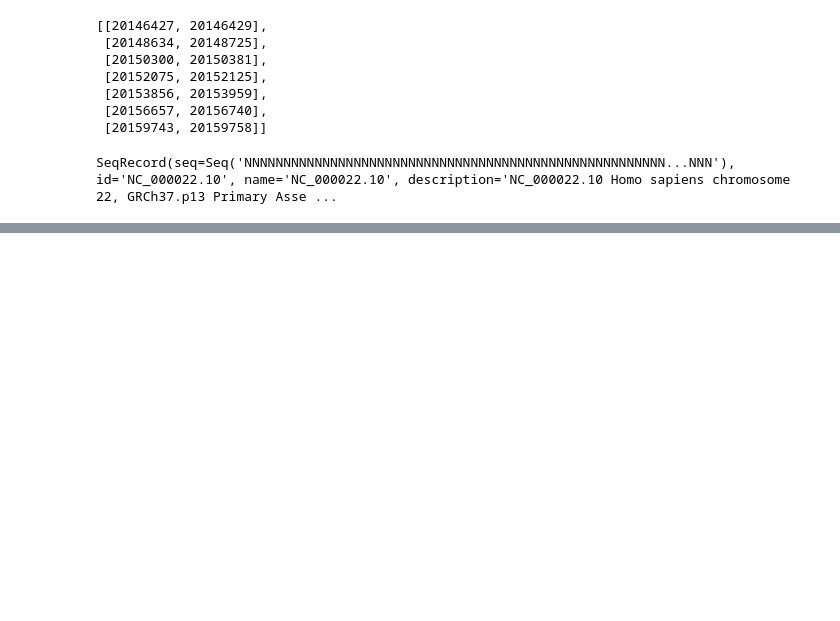
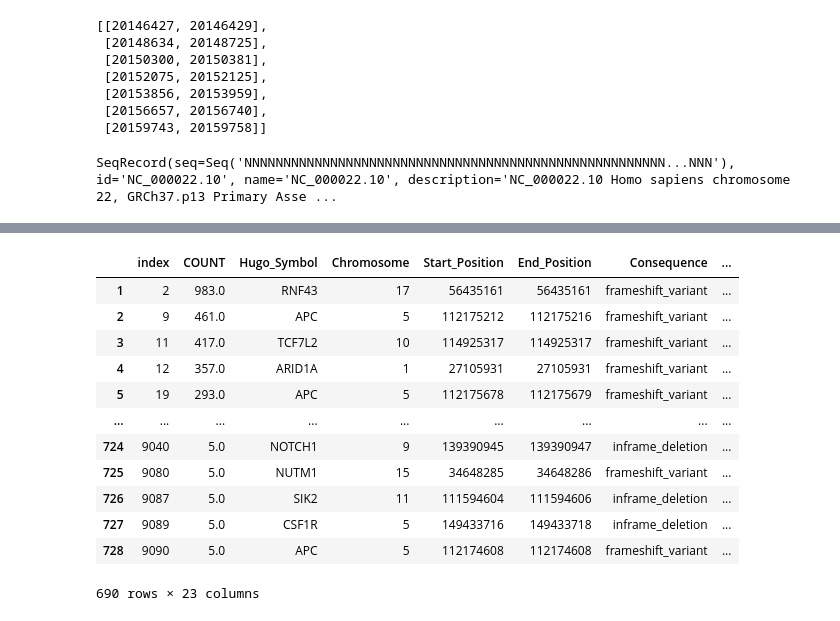
Before and after one commit to samgould2/PEGG2.0, a Jupyter notebook: pegg2.ipynb, the cells around one changed output, grey strips where cells are left out. Cells and saved outputs as stored; diff of their text form; code cells hidden in the pictures; blank space fills up the shorter version.

```diff
--- a/pegg2.ipynb
+++ b/pegg2.ipynb
@@ -411,0 +454,17 @@ KeyboardInterrupt:
+# %%
+exon_dels = dels_new[dels_new['Variant_Classification']!='Intron']
+exon_dels
+# %% [output]
+|  | index | COUNT | Hugo_Symbol | Chromosome | Start_Position | End_Position | Consequence | ... |
+| 1 | 2 | 983.0 | RNF43 | 17 | 56435161 | 56435161 | frameshift_variant | ... |
+| 2 | 9 | 461.0 | APC | 5 | 112175212 | 112175216 | frameshift_variant | ... |
+| 3 | 11 | 417.0 | TCF7L2 | 10 | 114925317 | 114925317 | frameshift_variant | ... |
+| 4 | 12 | 357.0 | ARID1A | 1 | 27105931 | 27105931 | frameshift_variant | ... |
+| 5 | 19 | 293.0 | APC | 5 | 112175678 | 112175679 | frameshift_variant | ... |
+| ... | ... | ... | ... | ... | ... | ... | ... | ... |
+| 724 | 9040 | 5.0 | NOTCH1 | 9 | 139390945 | 139390947 | inframe_deletion | ... |
+| 725 | 9080 | 5.0 | NUTM1 | 15 | 34648285 | 34648286 | frameshift_variant | ... |
+| 726 | 9087 | 5.0 | SIK2 | 11 | 111594604 | 111594606 | inframe_deletion | ... |
+| 727 | 9089 | 5.0 | CSF1R | 5 | 149433716 | 149433718 | inframe_deletion | ... |
+| 728 | 9090 | 5.0 | APC | 5 | 112174608 | 112174608 | frameshift_variant | ... |
+690 rows × 23 columns
```
Also changed, not shown: parts of 29 cells of this notebook.
